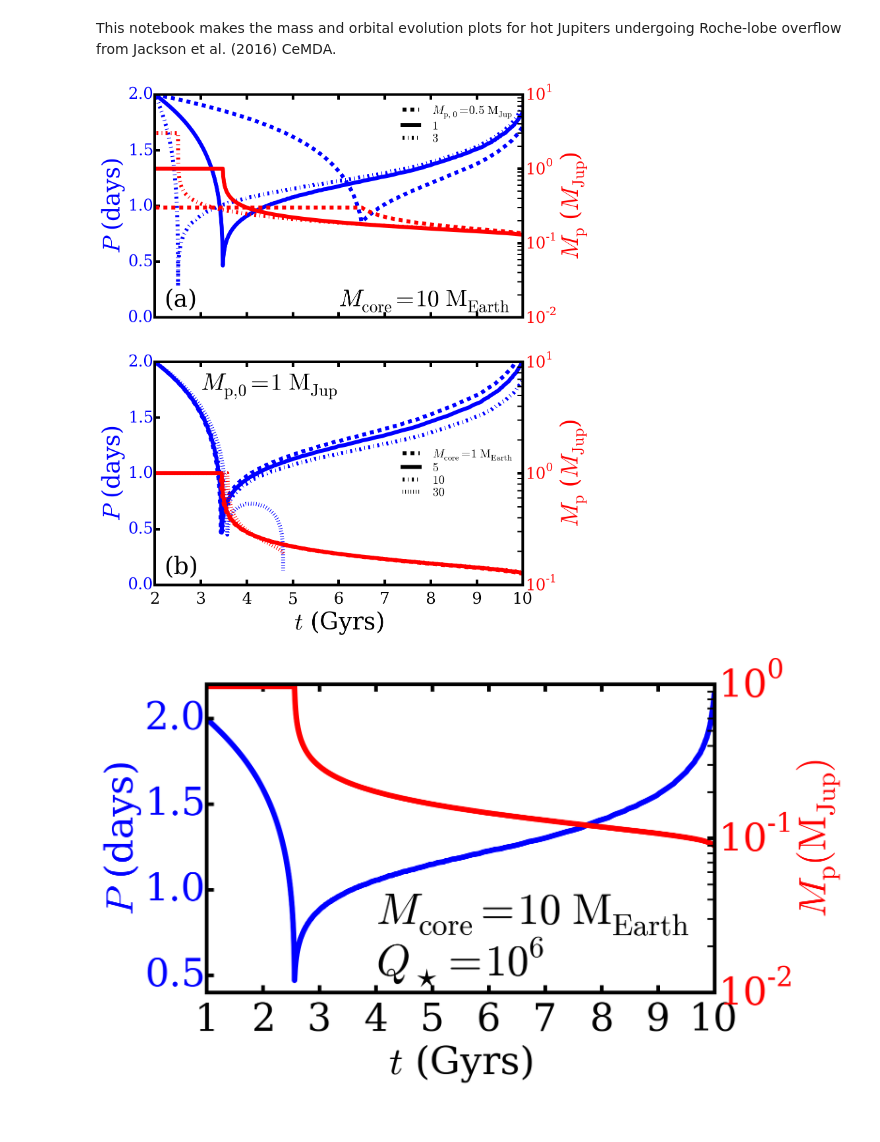
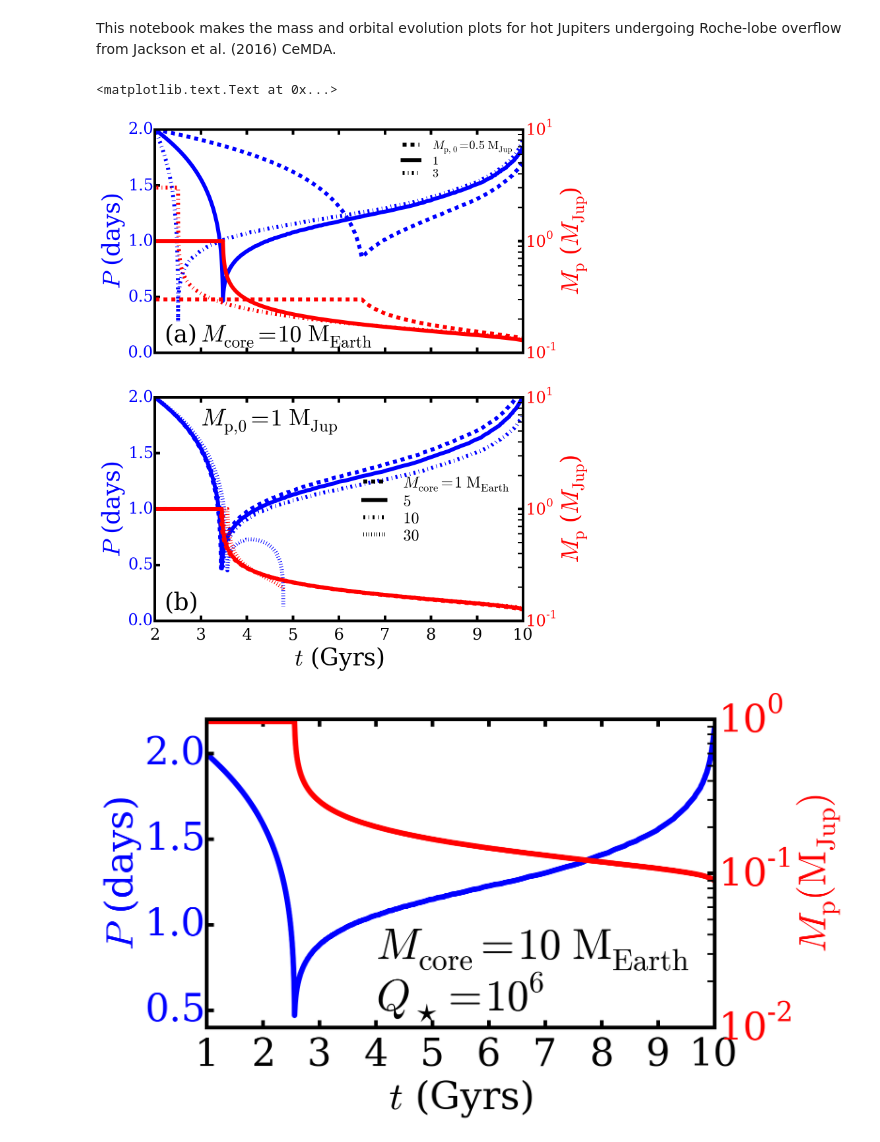
Before and after one commit to decaelus/CeMDA_tidal_evol, a Jupyter notebook: plot_mass_orbital_evolution_variable-Mp0-Mcore.ipynb, the cells around one changed output. Drawn from its saved outputs; the diff is of its cells as text; code cells hidden in the pictures.

Commit message:
More tweaks to plot

```diff
--- a/plot_mass_orbital_evolution_variable-Mp0-Mcore.ipynb
+++ b/plot_mass_orbital_evolution_variable-Mp0-Mcore.ipynb
@@ -77,13 +77,13 @@ for legobj in leg.legendHandles:
 
 ax1.set_xlim([2, 10])
 ax1.set_ylim([0, 2])
-ax2.set_ylim([1e-2, 1e1])
+ax2.set_ylim([1e-1, 1e1])
 
 ax1.xaxis.set_major_formatter(plt.NullFormatter())
 ax2.xaxis.set_major_formatter(plt.NullFormatter())
 
 ax1.text(2.25, 0.1, '(a)', fontsize=36)
-ax1.text(6, 0.1, '$M_{\\rm core} = 10\ {\\rm M_{Earth}}$', fontsize=36)
+ax1.text(3, 0.1, '$M_{\\rm core} = 10\ {\\rm M_{Earth}}$', fontsize=36)
 
 #Mpinit = 1 MJup/variable Mcore models
 lines = []
@@ -114,36 +114,37 @@ for cur_core_mass in core_masses:
 
     hst = ms.MesaData(file_name=directory[0] + '/binary_history.data')
 
     lines.extend(ax1.plot(hst.data('age')/1e9, hst.data('period_days'), ls=ls, color='b', lw=6))
     ax2.semilogy(hst.data('age')/1e9, hst.data('star_1_mass')*Msol_to_MJup + cur_core_mass.value*MEarth_to_MJup,
                  ls=ls, color='r', lw=6)
 
 for tl in ax1.get_yticklabels():
     tl.set_color('b')
 for tl in ax2.get_yticklabels():
     tl.set_color('r')
 
 #ax1.text(3e8, 2.7, '$M_{\\rm p,\ 0} = 1\ {\\rm M_{Jup}}$', fontsize=36)
 line_names = ["$M_{\\rm core} = %i\ {\\rm M_{Earth}}$" % core_masses[0].value]
 for cur_core_mass in core_masses[1:]:
     line_names.extend(["$%i$" % cur_core_mass.value])
 
 handles, labels = ax1.get_legend_handles_labels()
-leg = ax1.legend(lines, line_names, labelspacing=0.1, loc='center right', fontsize=18)
+leg = ax1.legend(lines, line_names, labelspacing=0.1, loc='center right', fontsize=24)
 leg.draw_frame(False)
 #set the line color of each legend object
 for legobj in leg.legendHandles:
     legobj.set_color('black')
 
 ax1.set_xlim([2, 10])
 ax1.set_ylim([0, 2])
 
 ax1.text(2.25, 0.1, '(b)', fontsize=36)
 ax1.text(3, 1.75, '$M_{\\rm p, 0} = 1\ {\\rm M_{Jup}}$', fontsize=36)
 
-fig.savefig('plot_mass_orbital_evolution_variable-Mp0-Mcore.eps', dpi=1000, bbox_inches='tight')
+#fig.savefig('plot_mass_orbital_evolution_variable-Mp0-Mcore.eps', dpi=1000, bbox_inches='tight')
 # %% [output]
+<matplotlib.text.Text at 0x...>
-[figure, old version]
+[figure, new version]
 # %%
 fig = plt.figure(figsize=(10,10*4./3))
 ax1 = fig.add_subplot(211)
```
Also changed, not shown: 1 other file.
